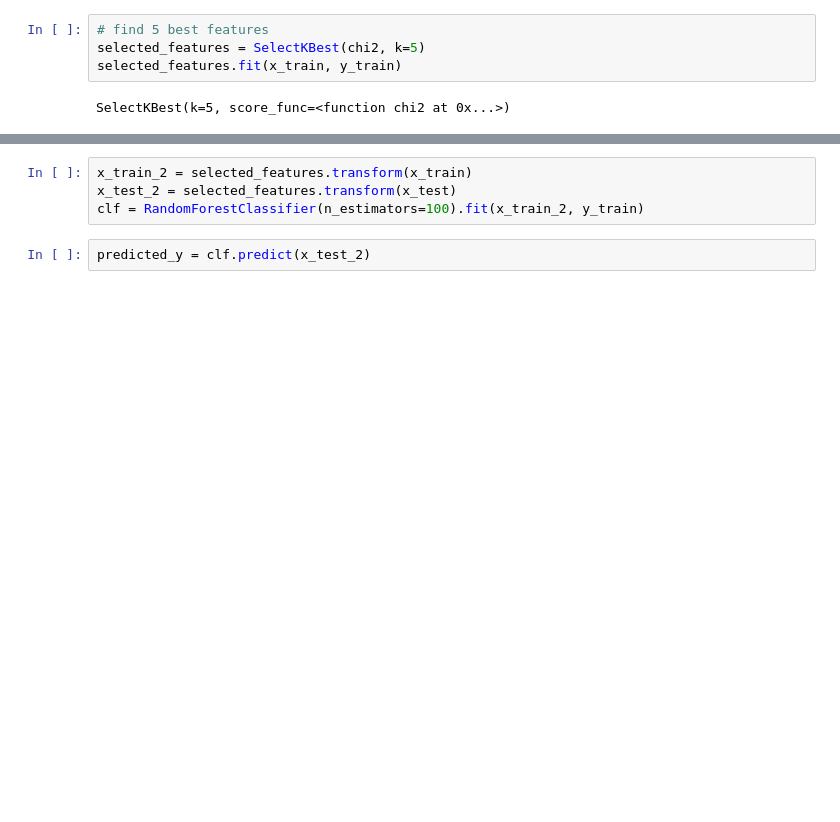
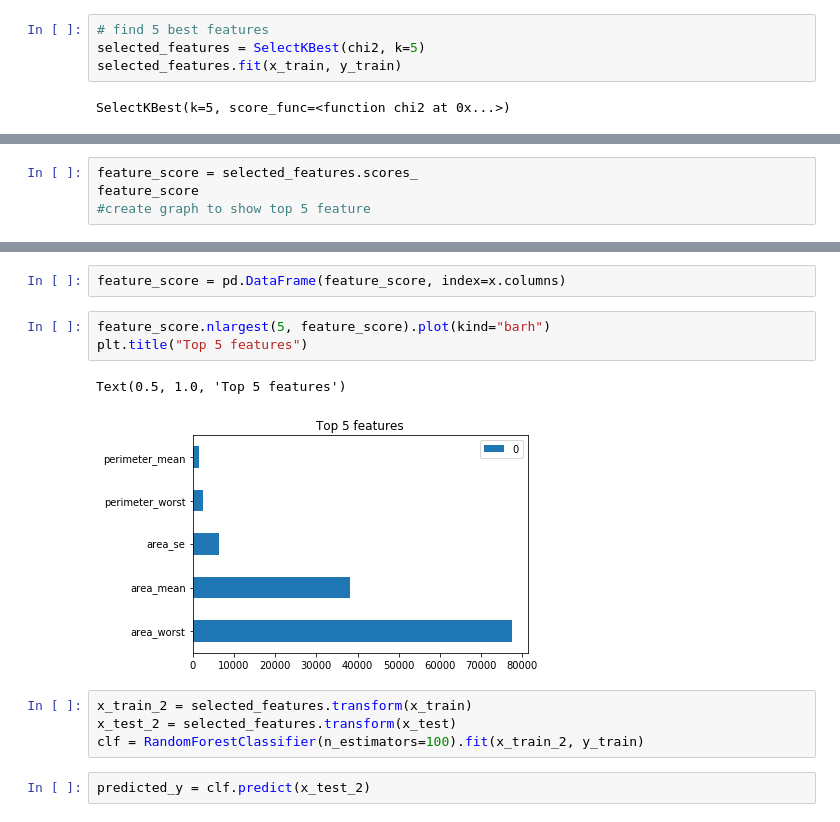
Before and after one commit to codeperfectplus/Hands-on-Machine-learning-with-Scikit-learn-Tensorflow-and-Keras, a Jupyter notebook: Features Selection/features_selection.ipynb, the cells around one changed output, grey strips where cells are left out. Saved outputs shown, nothing was run; the diff lists cells and outputs as text; blank space fills up the shorter version.

```diff
--- a/Features Selection/features_selection.ipynb
+++ b/Features Selection/features_selection.ipynb
@@ -145,0 +135,4 @@ array([1.87014456e+02, 7.11904528e+01, 1.40899984e+03, 3.82566955e+04,
+# %%
+feature_score = selected_features.scores_
+feature_score
+#create graph to show top 5 feature
@@ -146,3 +148,11 @@ array([1.87014456e+02, 7.11904528e+01, 1.40899984e+03, 3.82566955e+04,
+# %%
+feature_score = pd.DataFrame(feature_score, index=x.columns)
+# %%
+feature_score.nlargest(5, feature_score).plot(kind="barh")
+plt.title("Top 5 features")
+# %% [output]
+Text(0.5, 1.0, 'Top 5 features')
+[figure, added]
 # %%
 x_train_2 = selected_features.transform(x_train)
 x_test_2 = selected_features.transform(x_test)
```
Also changed, not shown: parts of 9 cells of this notebook, 1 other file.
